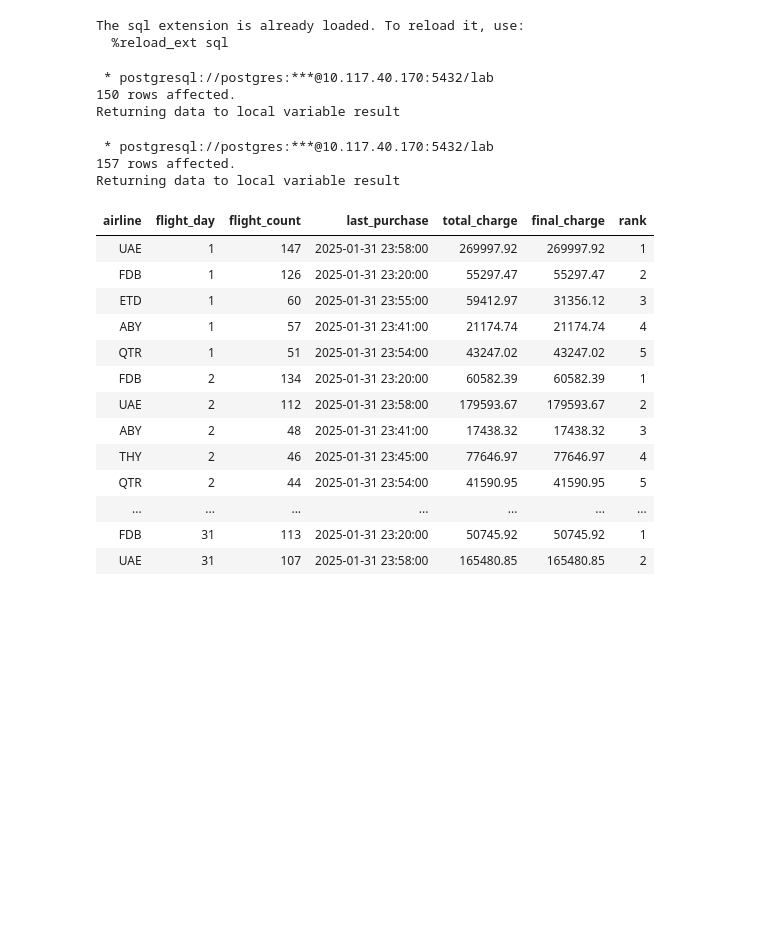
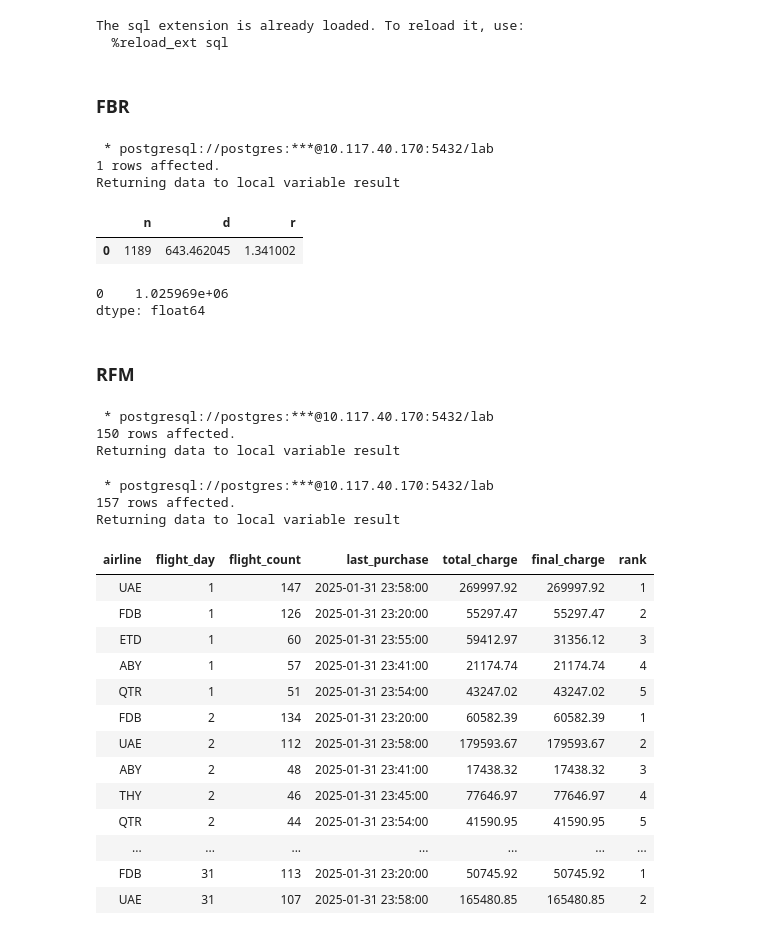
Before and after one commit to poormohammadf/Mathematics, a Jupyter notebook: RFM.ipynb, the cells around one changed output. Cells and saved outputs as stored; diff of their text form; code cells hidden in the pictures; blank space fills up the shorter version.

```diff
--- a/RFM.ipynb
+++ b/RFM.ipynb
@@ -414,3 +414,21 @@ The sql extension is already loaded. To reload it, use:
 # %%
 %sql postgresql://postgres:1234@10.117.40.170:5432/lab
 %config SqlMagic.displaylimit = None
+# %% [markdown]
+### FBR
+# %%
+%%sql
+result <<
+select count(*) N, avg(distance) D,sum(total_charge)/sum(distance) R
+from rfm.f202501 where airline = 'QTR';
+# %% [output]
+ * postgresql://postgres:***@10.117.40.170:5432/lab
+1 rows affected.
+Returning data to local variable result
+# %%
+qtr_flight = result.DataFrame()
+# %%
+qtr_flight
+# %% [output]
+|  | n | d | r |
+| 0 | 1189 | 643.462045 | 1.341002 |
@@ -417,3 +437,10 @@ The sql extension is already loaded. To reload it, use:
+# %%
+qtr_iac_revenue
+# %% [output]
+0    1.025969e+06
+dtype: float64
+# %% [markdown]
+### RFM
 # %%
 %%sql
 result <<
```
Also changed, not shown: parts of 4 cells of this notebook.
